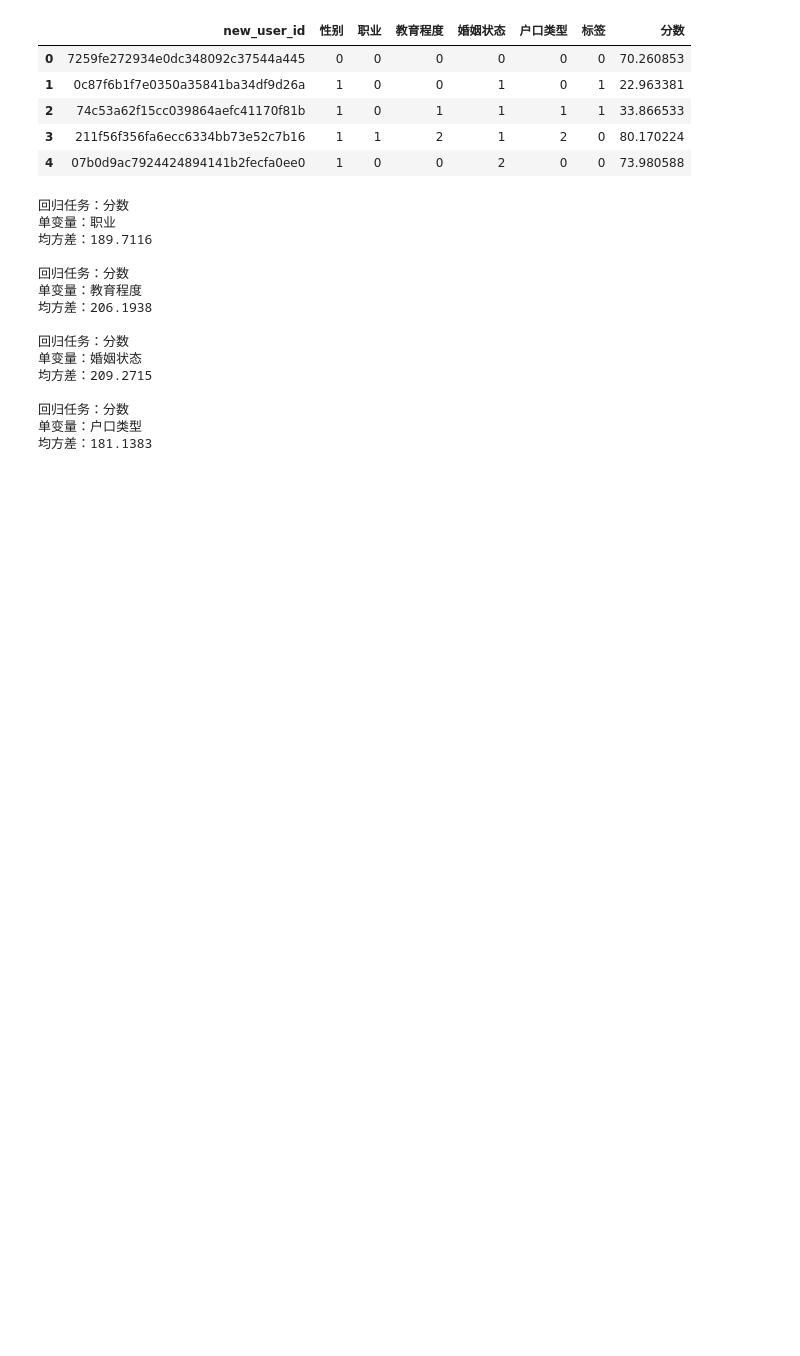
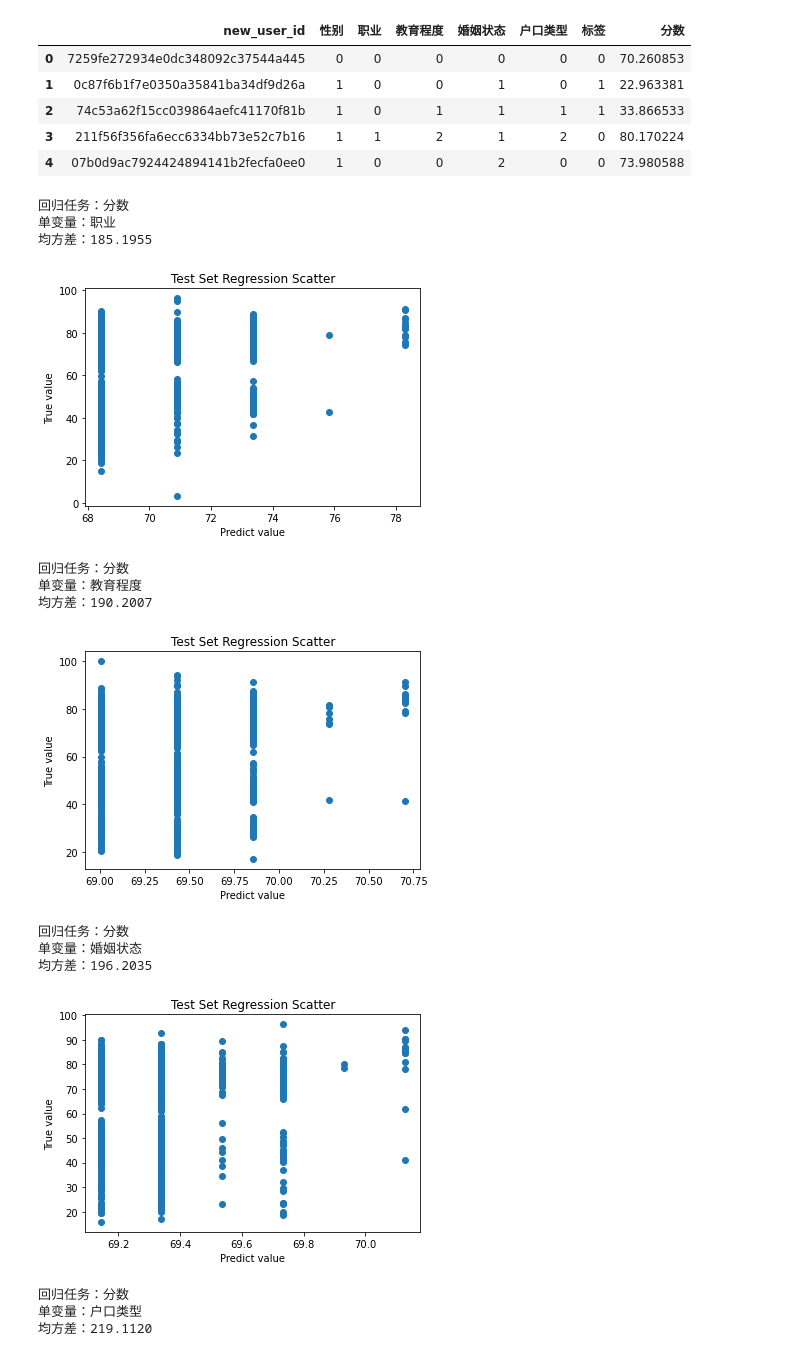
Before and after one commit to ProcedureOriented/MachineLearning, a Jupyter notebook: MidTermHomework.ipynb, the cells around one changed output. Drawn from its saved outputs; the diff is of its cells as text; code cells hidden in the pictures; blank space fills up the shorter version.

```diff
--- a/MidTermHomework.ipynb
+++ b/MidTermHomework.ipynb
@@ -206,30 +204,36 @@ df.head()
 # %%
 def SingleVarReg(dataframe, depVar, indVar, testsize=0.2):
     X_train, X_test, Y_train, Y_test = train_test_split(dataframe[[indVar]], dataframe[[depVar]], test_size=testsize)
     model = LinearRegression()
     model.fit(X_train, Y_train)
     Y_predict_value = model.predict(X_test)
 
     mse = mean_squared_error(Y_test, Y_predict_value)
     print("回归任务：%s\n单变量：%s\n均方差：%.4f\n" %(depVar, indVar, mse))
 
+    plt.title('Test Set Regression Scatter')
+    plt.scatter(Y_predict_value, Y_test)
+    plt.xlabel('Predict value')
+    plt.ylabel('True value')
+    plt.show()
+
 features = ['职业','教育程度','婚姻状态','户口类型']
 # df = mNormalization(df, '职业')
 for feature in features:
     SingleVarReg(df, '分数', feature)
 # %% [output]
 回归任务：分数
 单变量：职业
-均方差：189.7116
-
-回归任务：分数
-单变量：教育程度
-均方差：206.1938
-
-回归任务：分数
-单变量：婚姻状态
-均方差：209.2715
-
-回归任务：分数
-单变量：户口类型
-均方差：181.1383
+均方差：185.1955
+[figure, added]
+回归任务：分数
+单变量：教育程度
+均方差：190.2007
+[figure, added]
+回归任务：分数
+单变量：婚姻状态
+均方差：196.2035
+[figure, added]
+回归任务：分数
+单变量：户口类型
+均方差：219.1120
```
Also changed, not shown: parts of 7 cells of this notebook.
